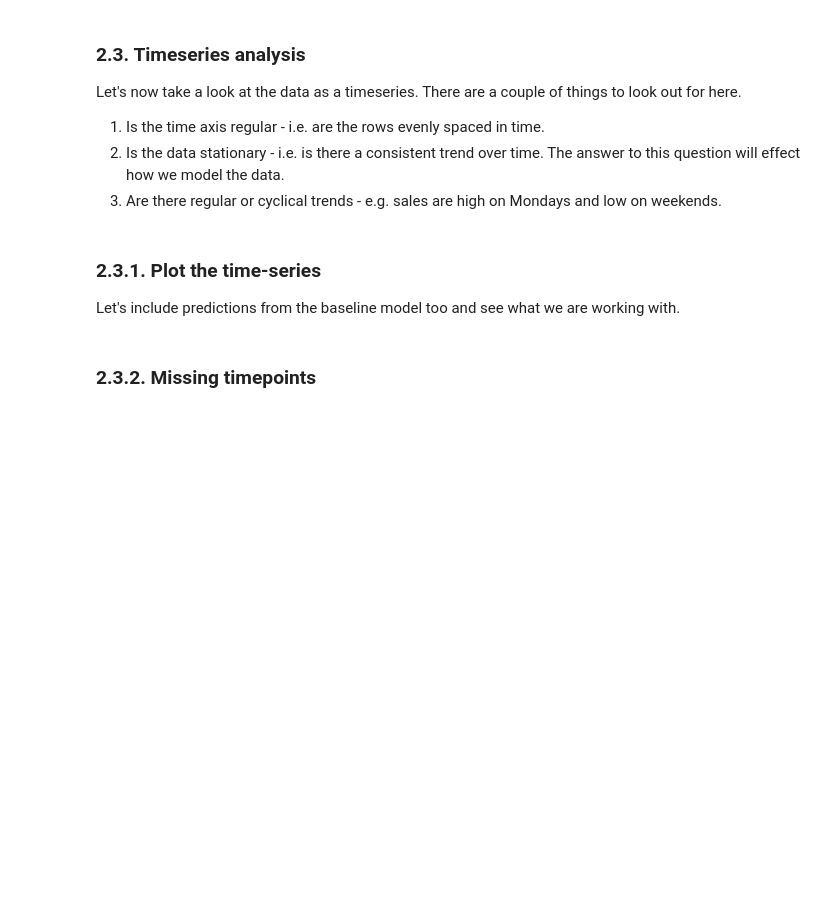
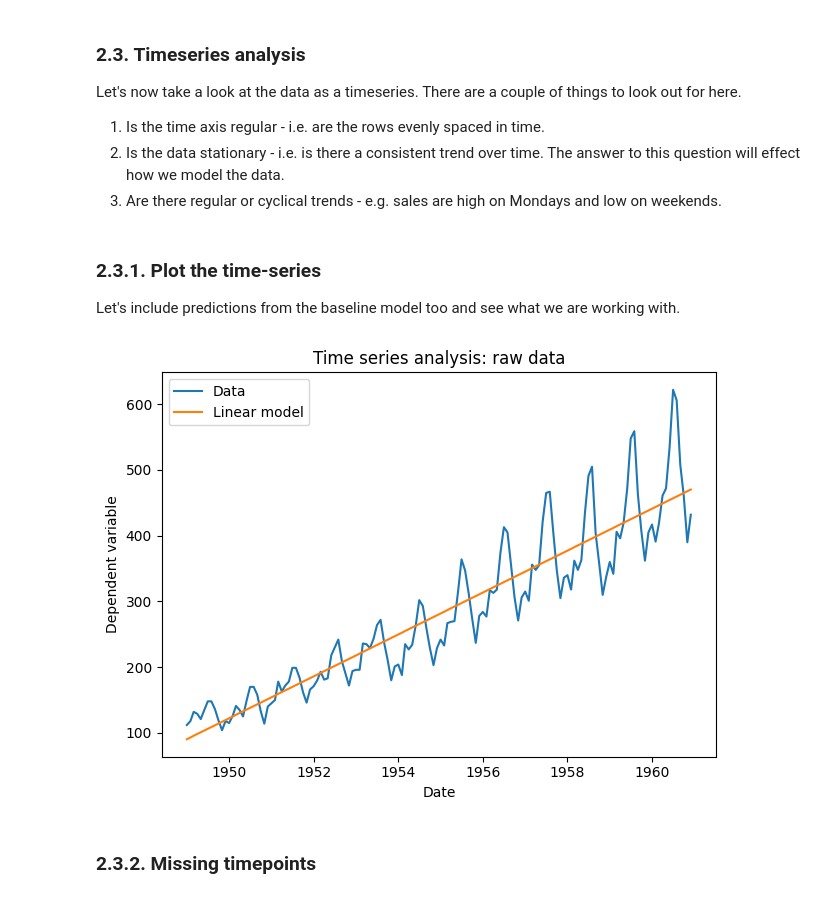
Before and after one commit to 4GeeksAcademy/helloklow-time-series-project, a Jupyter notebook: src/mvp.ipynb, the cells around one changed output. Saved outputs shown, nothing was run; the diff lists cells and outputs as text; code cells hidden in the pictures; blank space fills up the shorter version.

```diff
--- a/src/mvp.ipynb
+++ b/src/mvp.ipynb
@@ -97,3 +153,15 @@ Let's include predictions from the baseline model too and see what we are workin
+# %%
+# Plot the data over time and include the linear regression from above
+plt.title('Time series analysis: raw data')
+plt.plot(timeseries_df['dependent_var'], label='Data')
+plt.plot(timeseries_df['Linear model'], label='Linear model')
+plt.xlabel('Date')
+plt.ylabel('Dependent variable')
+plt.legend(loc='upper left')
+plt.tight_layout()
+plt.show()
+# %% [output]
+[figure, added]
 # %% [markdown]
 ### 2.3.2. Missing timepoints
 # %% [markdown]
```
Also changed, not shown: parts of 26 cells of this notebook.
